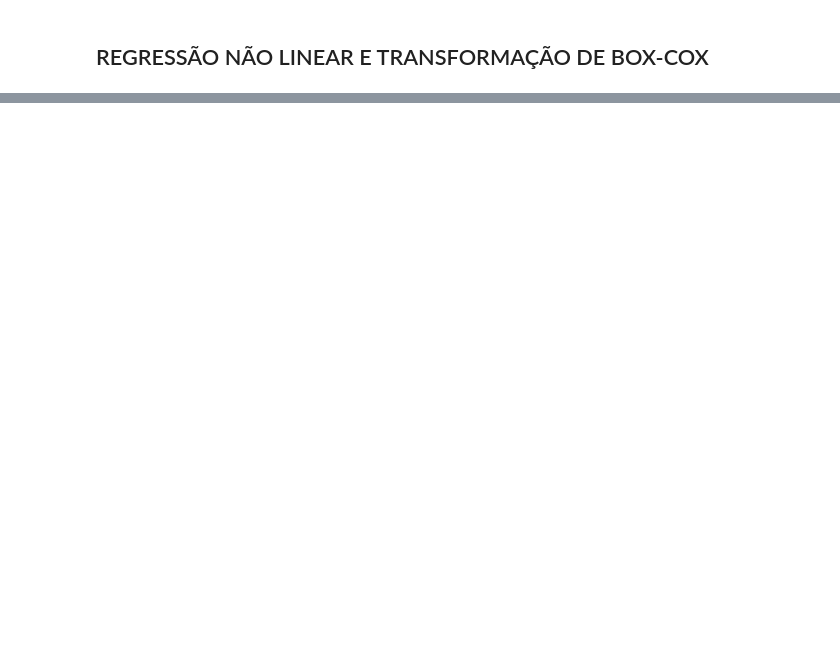
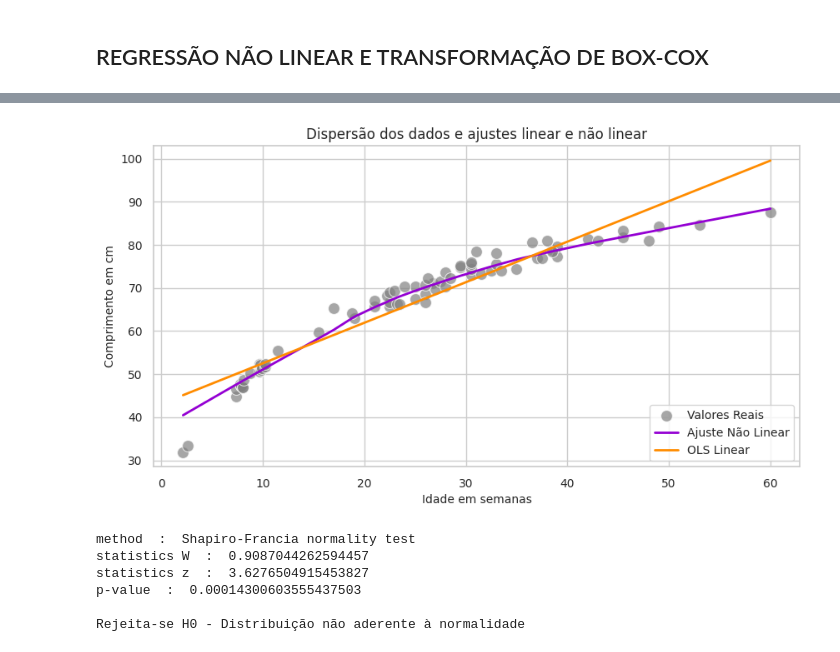
Before and after one commit to filipecarbonera/MBA_USP_Data_Science_Analytics, a Jupyter notebook: Análise de Regressão Simples e Múltipla/script_regressao_simples_e_multipla.ipynb, the cells around one changed output, grey strips where cells are left out. Cells and saved outputs as stored; diff of their text form; code cells hidden in the pictures; blank space fills up the shorter version.

```diff
--- a/Análise de Regressão Simples e Múltipla/script_regressao_simples_e_multipla.ipynb
+++ b/Análise de Regressão Simples e Múltipla/script_regressao_simples_e_multipla.ipynb
@@ -1245,0 +1321,48 @@ fig.update_yaxes(showgrid=True, gridwidth=1, gridcolor='lightgray')
+# %%
+# Gráfico de dispersão com ajustes (fits) linear e não linear com argumento 'lowess=True' (locally weighted scatterplot smoothing).
+plt.figure(figsize=(10,5))
+sns.scatterplot(x="idade", y="comprimento", data=df_bebes, color='grey', s=100, label='Valores Reais', alpha=0.7)
+
+sns.regplot(x="idade", y="comprimento", data=df_bebes, lowess=True,
+            color='darkviolet', ci=False, scatter=False, label='Ajuste Não Linear',
+            line_kws={'linewidth': 2})
+
+sns.regplot(x="idade", y="comprimento", data=df_bebes,
+            color='darkorange', ci=False, scatter=False, label='OLS Linear',
+            line_kws={'linewidth': 2})
+
+plt.title('Dispersão dos dados e ajustes linear e não linear', fontsize=12)
+plt.xlabel('Idade em semanas', fontsize=10)
+plt.ylabel('Comprimento em cm', fontsize=10)
+plt.legend(loc='lower right', fontsize=10)
+plt.xticks(fontsize=10)
+plt.yticks(fontsize=10)
+plt.show()
+# %% [output]
+[figure, added]
+# %%
+# Teste de verificação da aderência dos resíduos à normalidade.
+
+# Teste de Shapiro-Wilk (n < 30)
+# Teste de Shapiro-Francia (n >= 30)
+
+# Teste de Shapiro-Francia: interpretação.
+teste_sf = shapiro_francia(modelo_linear.resid) # criação do objeto 'teste_sf'.
+teste_sf = teste_sf.items() # retorna o grupo de pares de valores-chave no dicionário.
+
+method, statistics_W, statistics_z, p = teste_sf # definição dos elementos da lista (tupla).
+
+alpha = 0.05 # nível de significância.
+print()
+
+if p[1] > alpha:
+	print('Não se rejeita H0 - Distribuição aderente à normalidade')
+else:
+	print('Rejeita-se H0 - Distribuição não aderente à normalidade')
+# %% [output]
+method  :  Shapiro-Francia normality test
+statistics W  :  0.9087044262594457
+statistics z  :  3.6276504915453827
+p-value  :  0.00014300603555437503
+
+Rejeita-se H0 - Distribuição não aderente à normalidade
```
Also changed, not shown: parts of 47 cells of this notebook.
